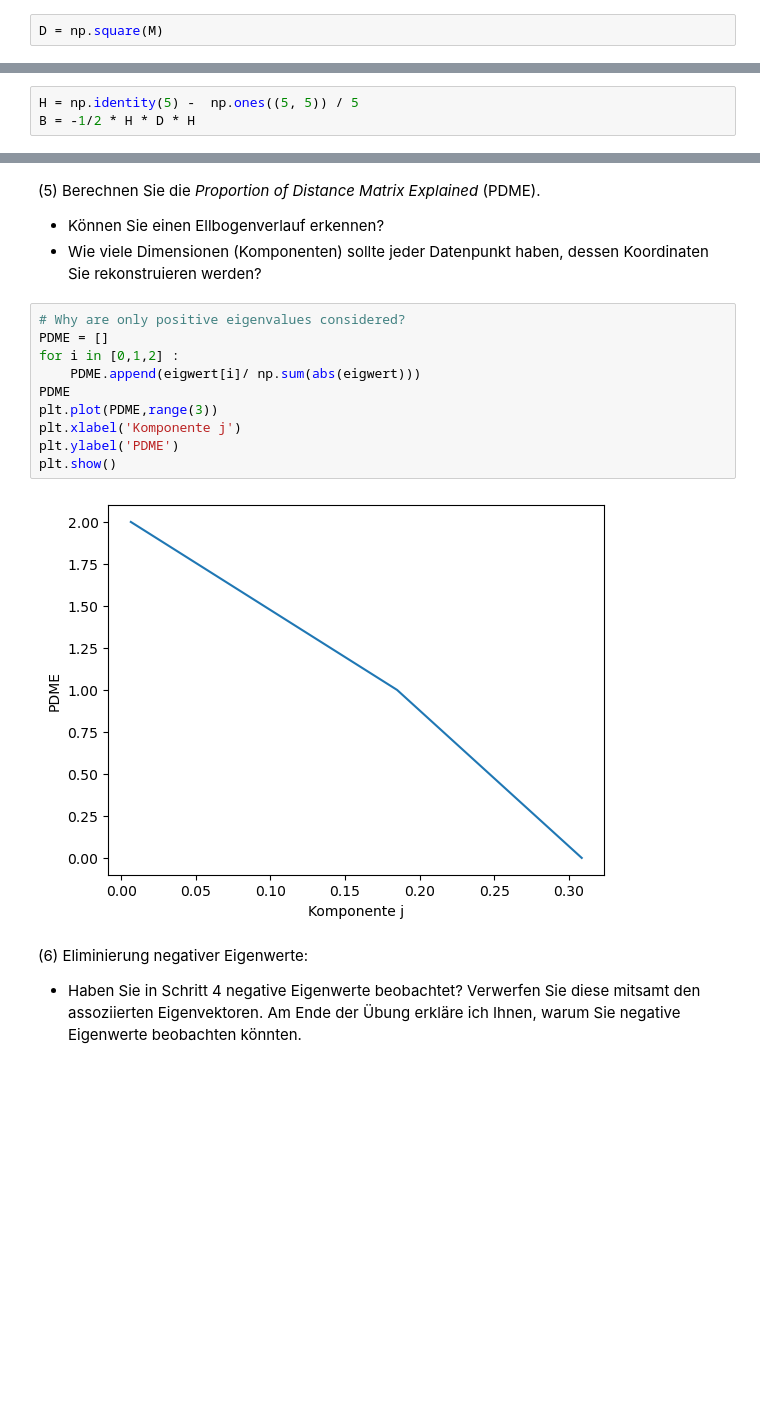
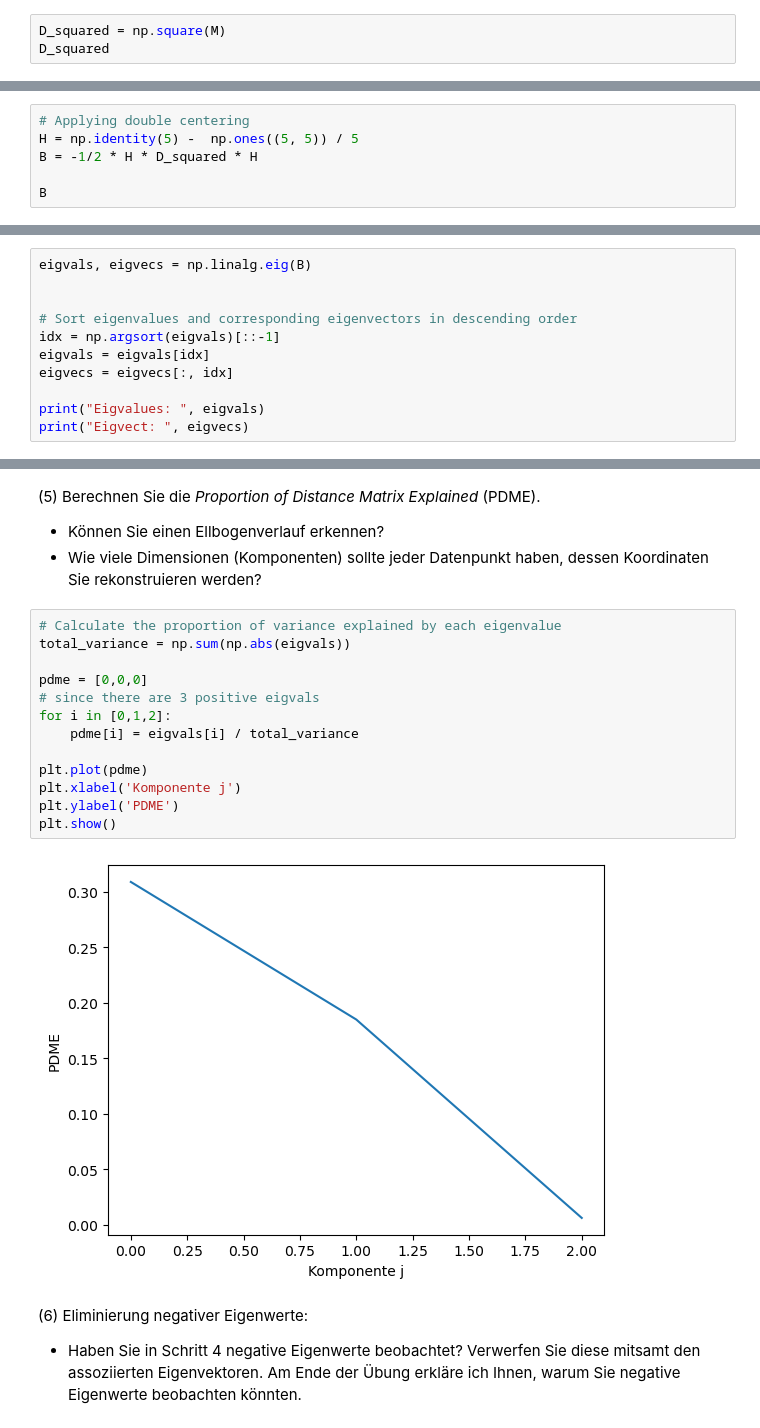
Before and after one commit to cortex359/ds.ss24, a Jupyter notebook: marine_ub_07/Uebung-7.ipynb, the cells around one changed output, grey strips where cells are left out. Drawn from its saved outputs; the diff is of its cells as text; blank space fills up the shorter version.

```diff
--- a/marine_ub_07/Uebung-7.ipynb
+++ b/marine_ub_07/Uebung-7.ipynb
@@ -50,4 +30,5 @@ labels = ['Berlin', 'Frankfurt', 'Hamburg', 'Köln', 'München']
 
 Die Matrix `M` enthält Distanzen. Aber die Multidimensionale Skalierung erwartet eine Distanzmatrix `D`, in der die Distanzen quadriert vorliegen. Erzeugen Sie nun die Distanzmatrix `D`.
 # %%
-D = np.square(M)
+D_squared = np.square(M)
+D_squared
@@ -54,5 +41,8 @@ D = np.square(M)
 # %% [markdown]
 (3) Erzeugen Sie die Matrix `B` mithilfe der Matrix `D`. Dieser Schritt wird auch *Double Centering* (Doppelzentrierung) genannt.
 # %%
+# Applying double centering
 H = np.identity(5) -  np.ones((5, 5)) / 5
-B = -1/2 * H * D * H
+B = -1/2 * H * D_squared * H
+
+B
@@ -72,0 +60,11 @@ eigvect= eigvect[:, eigwert.argsort()]
+# %%
+eigvals, eigvecs = np.linalg.eig(B)
+
+
+# Sort eigenvalues and corresponding eigenvectors in descending order
+idx = np.argsort(eigvals)[::-1]
+eigvals = eigvals[idx]
+eigvecs = eigvecs[:, idx]
+
+print("Eigvalues: ", eigvals)
+print("Eigvect: ", eigvecs)
@@ -76,17 +87,20 @@ eigvect= eigvect[:, eigwert.argsort()]
 * Können Sie einen Ellbogenverlauf erkennen?
 * Wie viele Dimensionen (Komponenten) sollte jeder Datenpunkt haben, dessen Koordinaten Sie rekonstruieren werden?
 # %%
-# Why are only positive eigenvalues considered?
-PDME = []
-for i in [0,1,2] :
-    PDME.append(eigwert[i]/ np.sum(abs(eigwert)))
-PDME
-plt.plot(PDME,range(3))
+# Calculate the proportion of variance explained by each eigenvalue
+total_variance = np.sum(np.abs(eigvals))
+
+pdme = [0,0,0]
+# since there are 3 positive eigvals
+for i in [0,1,2]:
+    pdme[i] = eigvals[i] / total_variance
+
+plt.plot(pdme)
 plt.xlabel('Komponente j')
 plt.ylabel('PDME')
 plt.show()
 # %% [output]
-[figure, old version]
+[figure, new version]
 # %% [markdown]
 (6) Eliminierung negativer Eigenwerte:
 
```
Also changed, not shown: parts of 10 cells of this notebook, 1 other file.
